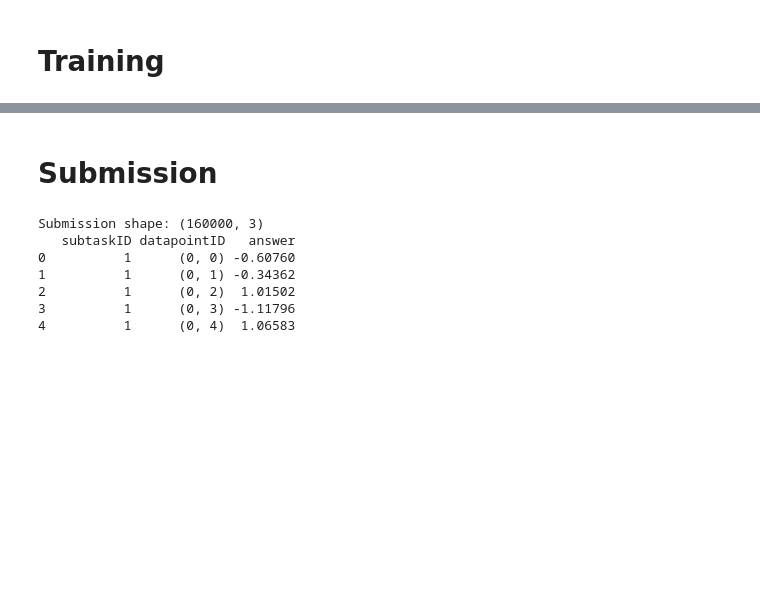
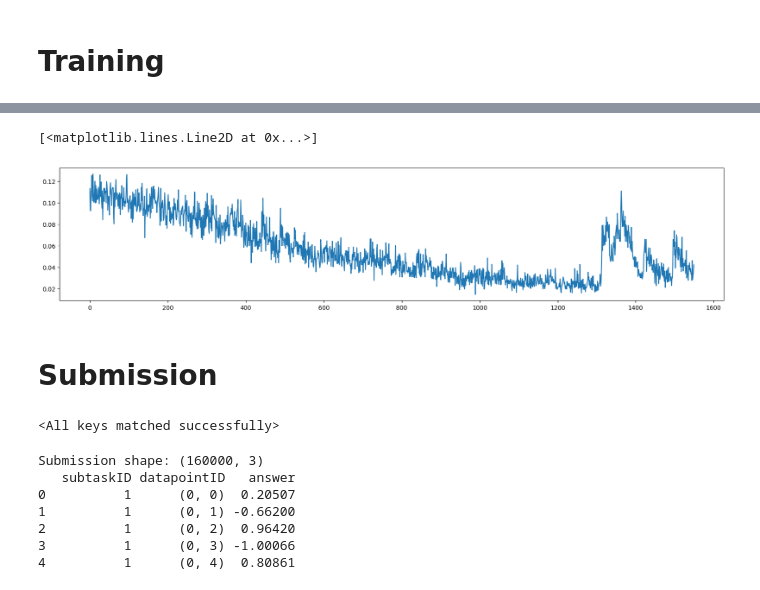
Before and after one commit to stefanasandei/roai-solved, a Jupyter notebook: simulari/spooky-round-01/disaster/disaster.ipynb, the cells around one changed output, grey strips where cells are left out. Cells and saved outputs as stored; diff of their text form; code cells hidden in the pictures; blank space fills up the shorter version.

```diff
--- a/simulari/spooky-round-01/disaster/disaster.ipynb
+++ b/simulari/spooky-round-01/disaster/disaster.ipynb
@@ -99,7 +79,7 @@ def collate_fn_test(batch):
 train_ds = AudioDataset(is_train=True)
 test_ds = AudioDataset(is_train=False)
 
-train_loader = DataLoader(train_ds, batch_size=batch_size, shuffle=True, collate_fn=collate_fn)
-test_loader = DataLoader(test_ds, batch_size=batch_size, shuffle=False, collate_fn=collate_fn_test)
+train_loader = DataLoader(train_ds, batch_size=batch_size, shuffle=True)
+test_loader = DataLoader(test_ds, batch_size=batch_size, shuffle=False)
 # %%
 x = next(iter(train_loader))
@@ -148,35 +140,37 @@ torch.Size([32, 4000])
 # Training
 # %%
 lr = 1e-3
-epochs = 40  # 80 actually for 0.066424 MSE
+epochs = 100
+
+losses, lrs = [], []
+best_loss = 5
 # %%
 criterion = nn.MSELoss()
-optim = torch.optim.AdamW(model.parameters(), lr=lr)
+optim = torch.optim.Adam(model.parameters(), lr=lr)
 scaler = torch.amp.GradScaler(device)
-scheduler = torch.optim.lr_scheduler.ReduceLROnPlateau(
-    optim, mode="min", factor=0.5, patience=3
-)
 # %%
-for epoch in range(41, epochs*2+1):
+for epoch in range(1, epochs+1):
     total_loss = 0.0
     model.train()
     for sample in tqdm(train_loader):
-        X, y, mask = sample["X"].to(device), sample["y"].to(device), sample["mask"].to(device)
+        X, y = sample["X"].to(device), sample["y"].to(device)
 
         with torch.amp.autocast(device):
             out = model(X)
-            loss = criterion(out[mask == 1], y[mask == 1])
+            loss = criterion(out, y)
 
         optim.zero_grad()
         scaler.scale(loss).backward()
-        scaler.unscale_(optim)
-        torch.nn.utils.clip_grad_norm_(model.parameters(), max_norm=1.0)
         scaler.step(optim)
         scaler.update()
 
         total_loss += loss.item()
+        losses.append(loss.item())
+        lrs.append(optim.param_groups[0]["lr"])
 
     total_loss = total_loss / len(train_loader)
-    scheduler.step(total_loss)
+    if total_loss < best_loss:
+        best_loss = total_loss
+        torch.save(model.state_dict(), "model.pt")
     print(f"Epoch {epoch}, loss={total_loss:.4f}")
 # %% [output]
@@ -195,0 +190,6 @@ Epoch 52, loss=0.2638
+# %%
+plt.figure(figsize=(20, 4))
+plt.plot(losses[50:])
+# %% [output]
+[<matplotlib.lines.Line2D at 0x...>]
+[figure, added]
@@ -215,30 +202,38 @@ with torch.no_grad():
+# %%
+model.load_state_dict(torch.load("model.pt"))
+# %% [output]
+<All keys matched successfully>
 # %%
+model.eval()
 submission_rows = []
-for _, row in test_df.iterrows():
-    song_id = int(row["Song_ID"])
-    iterator = int(row["Iterator_in_song"])
 
-    predicted_value = predictions_dict[(song_id, iterator)]
-    predicted_value = round(float(predicted_value), 5)
+with torch.no_grad():
+    for batch in tqdm(test_loader):
+        X = batch["X"].to(device)
+        song_ids = batch["song_id"]
 
-    submission_rows.append(
-        {
-            "subtaskID": 1,
-            "datapointID": f'({song_id}, {iterator})',
-            "answer": predicted_value,
-        }
-    )
+        preds = model(X)
+
+        for i, song_id in enumerate(song_ids):
+            song_preds = preds[i].cpu().numpy()
+            for iterator, val in enumerate(song_preds):
+                submission_rows.append(
+                    {
+                        "subtaskID": 1,
+                        "datapointID": f"({song_id}, {iterator})",
+                        "answer": round(float(val), 5),
+                    }
+                )
 
 submission_df = pd.DataFrame(submission_rows)
 submission_df.to_csv("submission.csv", index=False)
-
 print(f"Submission shape: {submission_df.shape}")
 print(submission_df.head())
 # %% [output]
 Submission shape: (160000, 3)
    subtaskID datapointID   answer
-0          1      (0, 0) -0.60760
-1          1      (0, 1) -0.34362
-2          1      (0, 2)  1.01502
-3          1      (0, 3) -1.11796
-4          1      (0, 4)  1.06583
+0          1      (0, 0)  0.20507
+1          1      (0, 1) -0.66200
+2          1      (0, 2)  0.96420
+3          1      (0, 3) -1.00066
+4          1      (0, 4)  0.80861
```
Also changed, not shown: parts of 9 cells of this notebook, 1 other file.
